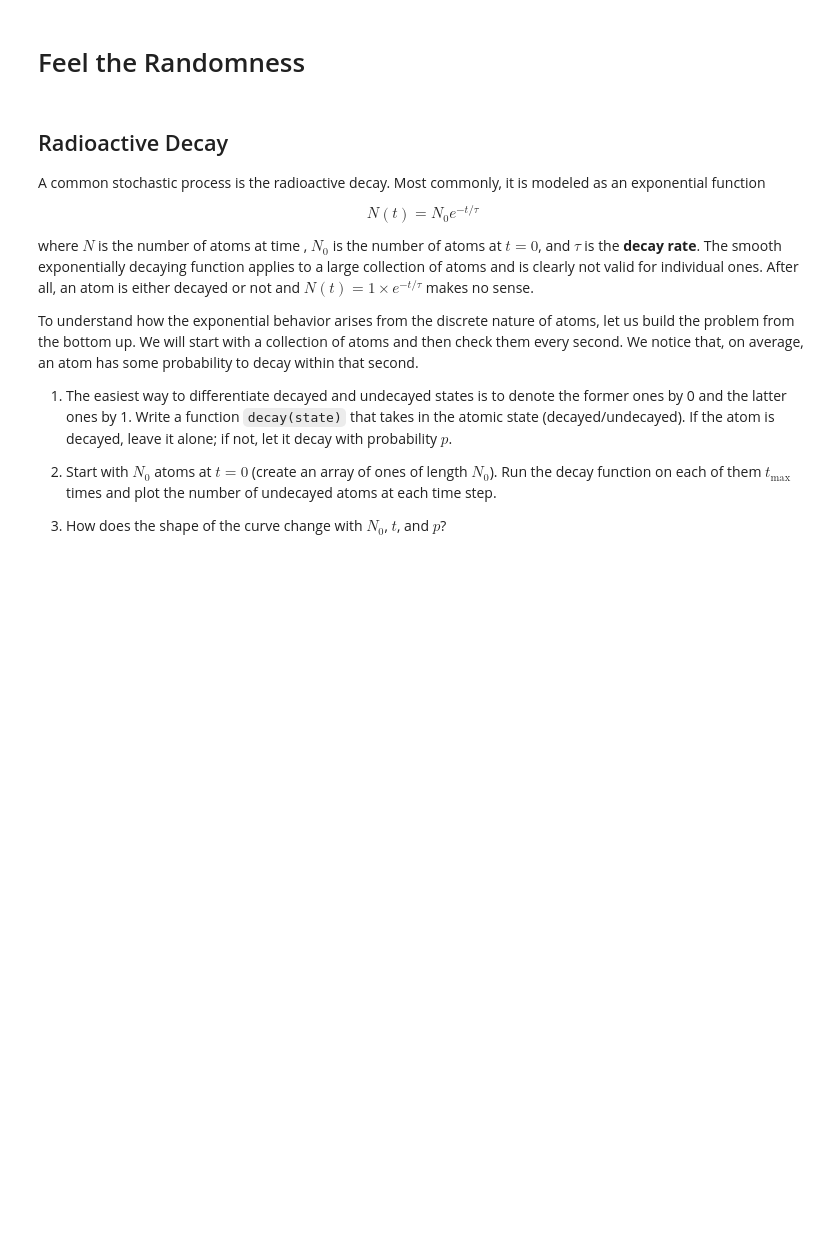
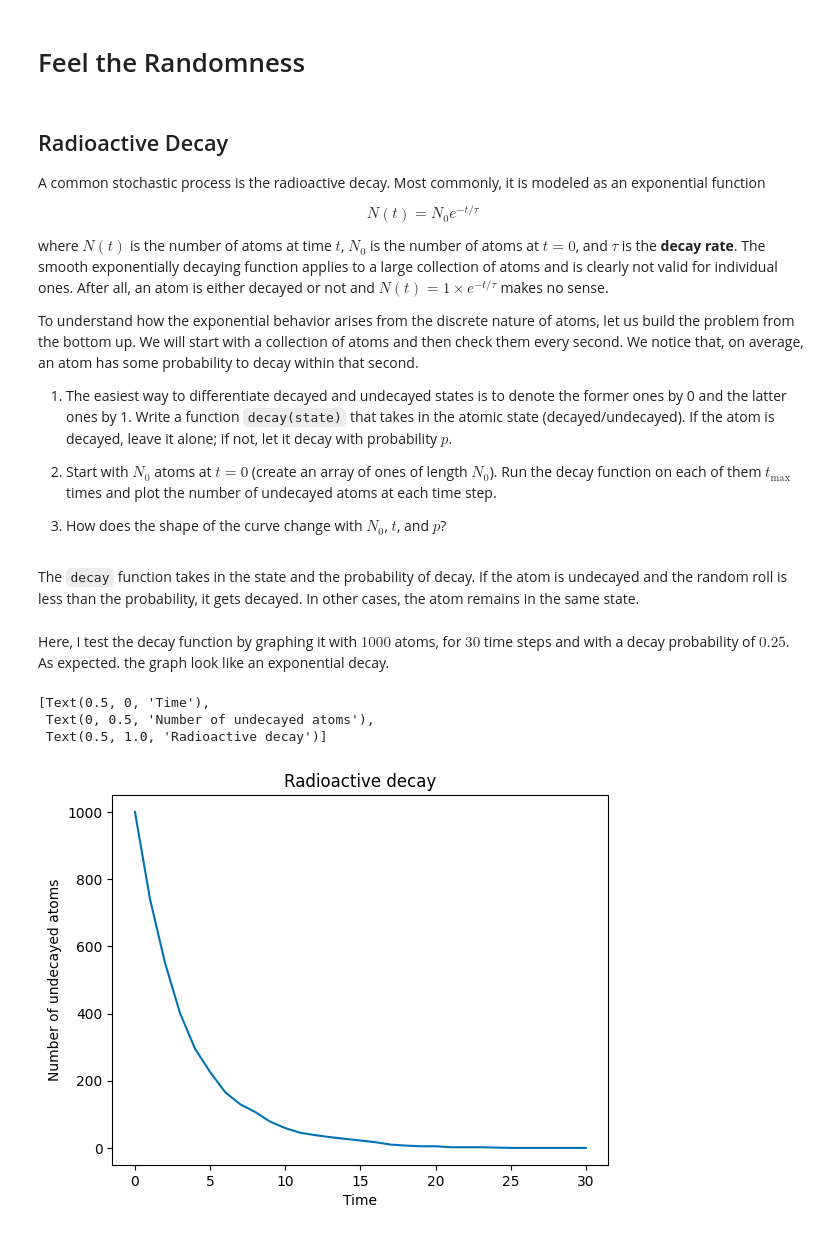
Before and after one commit to vibilanj/cmps, a Jupyter notebook: homework/FeelTheRandomness_HW.ipynb, the cells around one changed output. Drawn from its saved outputs; the diff is of its cells as text; code cells hidden in the pictures; blank space fills up the shorter version.

Commit message:
finished feel the randomness hw

```diff
--- a/homework/FeelTheRandomness_HW.ipynb
+++ b/homework/FeelTheRandomness_HW.ipynb
@@ -27,7 +27,7 @@ $$
 N(t) = N_0 e^{-t/\tau}
 $$
 
-where $N$ is the number of atoms at time , $N_0$ is the number of atoms at $t = 0$, and $\tau$ is the **decay rate**. The smooth exponentially decaying function applies to a large collection of atoms and is clearly not valid for individual ones. After all, an atom is either decayed or not and $N(t) = 1 \times e^{-t/\tau}$ makes no sense.
+where $N(t)$ is the number of atoms at time $t$, $N_0$ is the number of atoms at $t = 0$, and $\tau$ is the **decay rate**. The smooth exponentially decaying function applies to a large collection of atoms and is clearly not valid for individual ones. After all, an atom is either decayed or not and $N(t) = 1 \times e^{-t/\tau}$ makes no sense.
 
 To understand how the exponential behavior arises from the discrete nature of atoms, let us build the problem from the bottom up. We will start with a collection of atoms and then check them every second. We notice that, on average, an atom has some probability to decay within that second.
 
@@ -36,3 +36,36 @@ To understand how the exponential behavior arises from the discrete nature of at
 2. Start with $N_0$ atoms at $t = 0$  (create an array of ones of length $N_0$). Run the decay function on each of them $t_{\text{max}}$ times and plot the number of undecayed atoms at each time step.
 
 3. How does the shape of the curve change with $N_0$, $t$, and $p$?
+# %% [markdown]
+The `decay` function takes in the state and the probability of decay. If the atom is undecayed and the random roll is less than the probability, it gets decayed. In other cases, the atom remains in the same state.
+# %%
+# Decay function
+def decay(state, p):
+    if state == 1 and np.random.random() < p:
+        return 0
+    else:
+        return state
+# %% [markdown]
+Here, I test the decay function by graphing it with $1000$ atoms, for $30$ time steps and with a decay probability of $0.25$. As expected. the graph look like an exponential decay.
+# %%
+# Radioactive decay graph
+N_0 = 1000
+t_max = 30
+p = 0.25
+
+atoms = np.ones(N_0)
+undecayed = np.zeros(t_max + 1)
+undecayed[0] = N_0
+
+for i in range(0, t_max):
+    atoms = list(map(lambda a: decay(a, p), atoms))
+    undecayed[i + 1] = sum(atoms)
+
+fig, ax = plt.subplots(1, 1)
+ax.plot(undecayed, color = CF_blue)
+ax.set(xlabel="Time", ylabel="Number of undecayed atoms", title="Radioactive decay")
+# %% [output]
+[Text(0.5, 0, 'Time'),
+ Text(0, 0.5, 'Number of undecayed atoms'),
+ Text(0.5, 1.0, 'Radioactive decay')]
+[figure, added]
```
Also changed, not shown: parts of 6 cells of this notebook, 1 other file.
